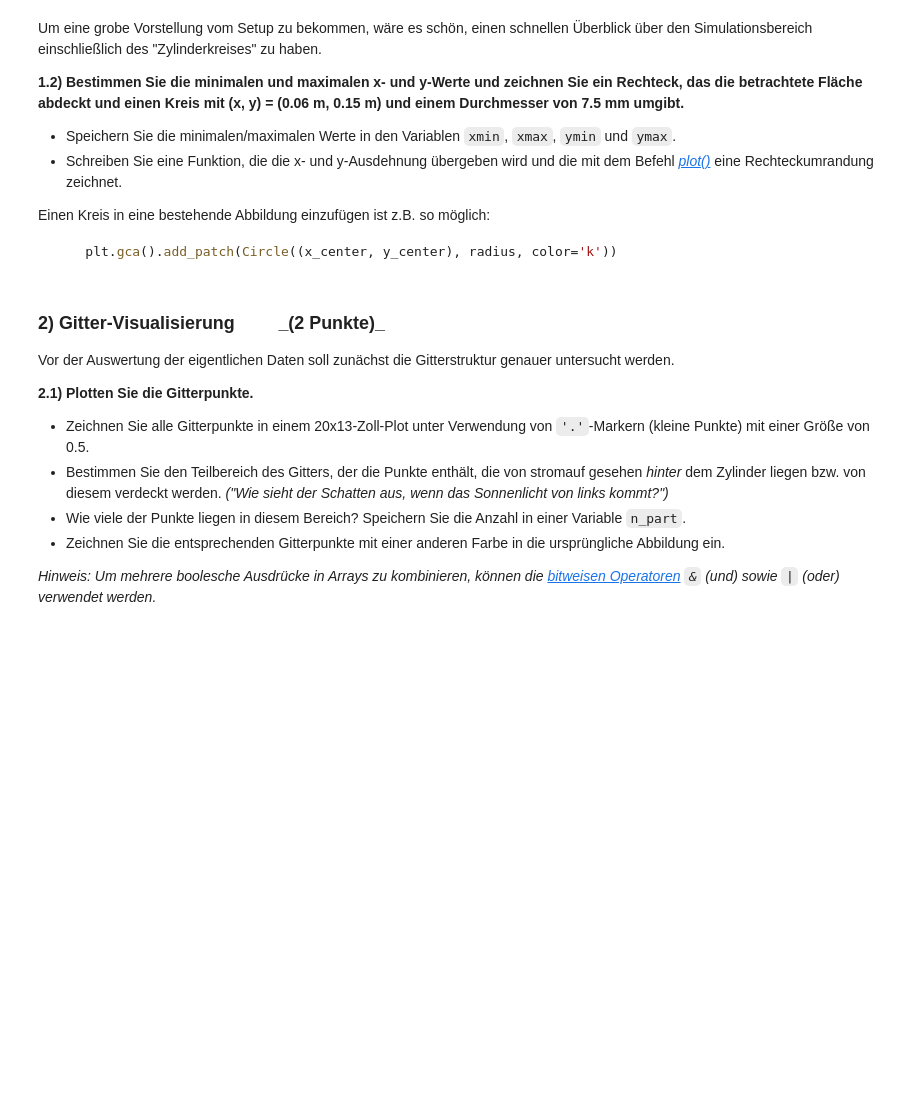
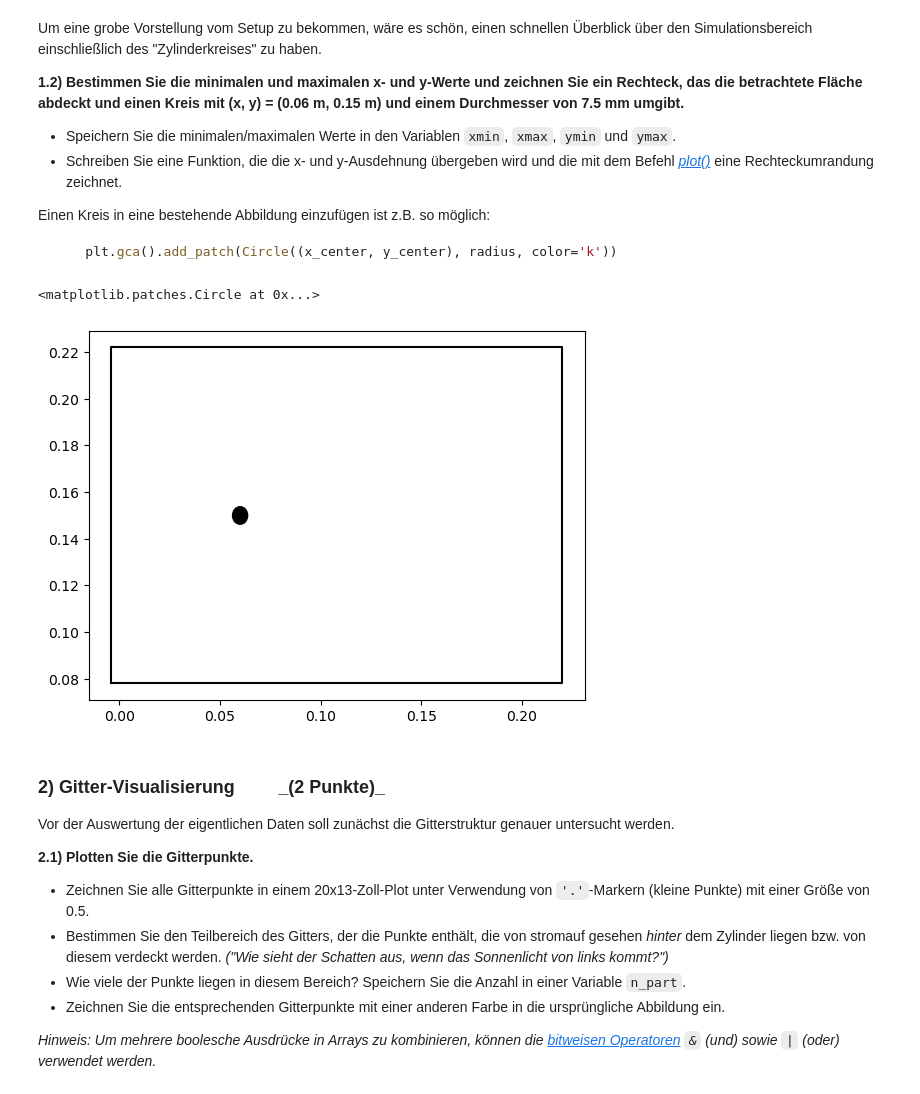
Before and after one commit to atkinsanton-source/PA3_Destroyers, a Jupyter notebook: PA3.ipynb, the cells around one changed output. Saved outputs shown, nothing was run; the diff lists cells and outputs as text; code cells hidden in the pictures; blank space fills up the shorter version.

```diff
--- a/PA3.ipynb
+++ b/PA3.ipynb
@@ -63,12 +63,22 @@ Einen Kreis in eine bestehende Abbildung einzufügen ist z.B. so möglich:
 # %%
 # Hier eigenen Code schreiben ...
 xmin = np.min(x)
 xmax = np.max(x)
 ymin = np.min(y)
 ymax = np.max(y)
 x_center = 0.06
 y_center = 0.15
 radius = 0.0075 /2
+
+def rechteck_malen(xmin, xmax, ymin, ymax):
+    plt.plot([xmin, xmin, xmax, xmax,xmin], [ymin, ymax, ymax, ymin, ymin], 'k-')
+    return
+
+rechteck_malen(xmin, xmax, ymin, ymax)
+plt.gca().add_patch(Circle((x_center, y_center), radius, color='k'))
+# %% [output]
+<matplotlib.patches.Circle at 0x...>
+[figure, added]
 # %%
 # Hier sind einige Plausibilitätstests:
 assert xmax-xmin == 0.224
```
Also changed, not shown: parts of 2 cells of this notebook.
